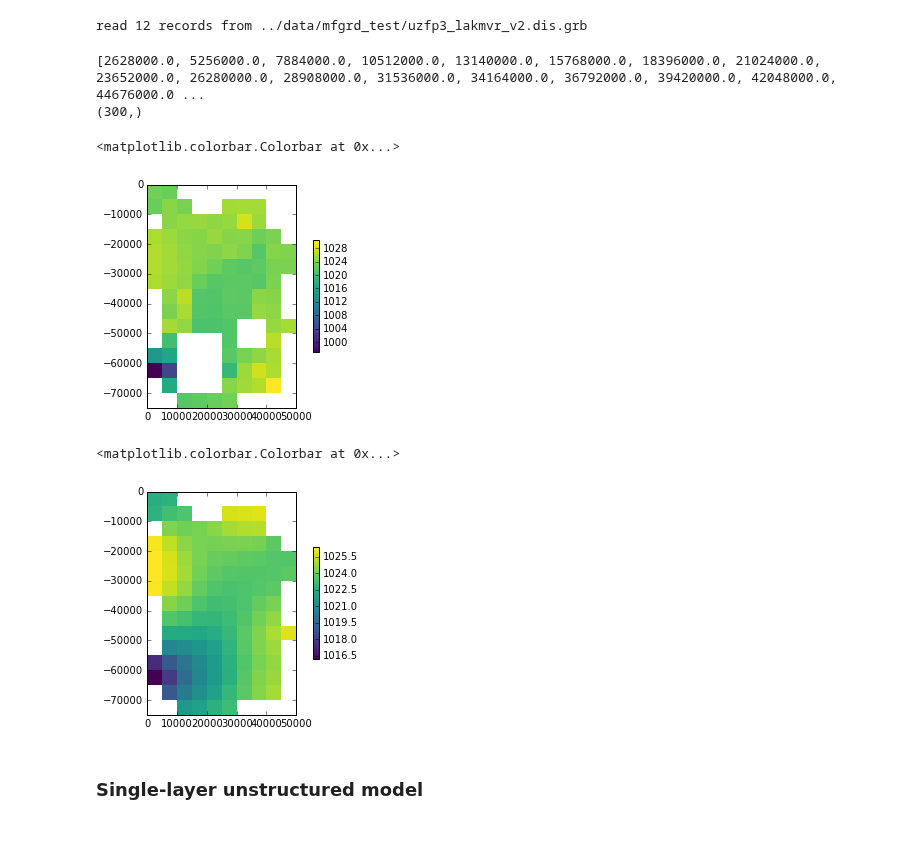
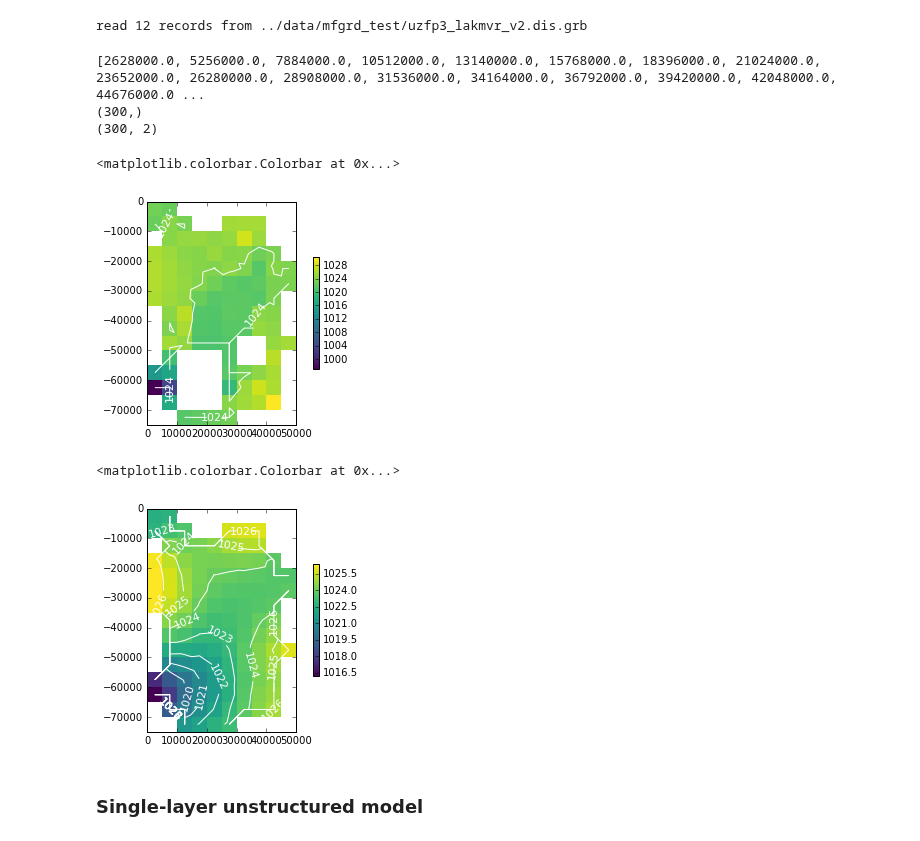
Before and after one commit to modflowpy/flopy, a Jupyter notebook: examples/Notebooks/flopy3_ReadGrdFile.ipynb, the cells around one changed output. Drawn from its saved outputs; the diff is of its cells as text; code cells hidden in the pictures.

Commit message:
Added contouring method for unstructured grids

```diff
--- a/examples/Notebooks/flopy3_ReadGrdFile.ipynb
+++ b/examples/Notebooks/flopy3_ReadGrdFile.ipynb
@@ -68,29 +73,38 @@ times = ho.get_times()
 print(times)
 h = ho.get_data(totim=times[-1]).reshape(2*15*10)
 print(h.shape)
+print(vertc.shape)
 # %% [output]
 [2628000.0, 5256000.0, 7884000.0, 10512000.0, 13140000.0, 15768000.0, 18396000.0, 21024000.0, 23652000.0, 26280000.0, 28908000.0, 31536000.0, 34164000.0, 36792000.0, 39420000.0, 42048000.0, 44676000.0 ...
 (300,)
+(300, 2)
 # %%
 mm = flopy.plot.ModelMap(sr=sr, layer=0)
 ax = plt.gca()
 ax.set_xlim(extents[:2])
 ax.set_ylim(extents[2:])
 v = mm.plot_cvfd(verts, iverts, a=h, ncpl=150, masked_values=[6999.], cmap='viridis')
+cs = mm.contour_array_cvfd(vertc, h, ncpl=150, masked_values=[6999.],
+                           levels=[1024], colors='white')
+plt.clabel(cs, fmt='%.0f', colors='white', fontsize=11)
 plt.colorbar(v, shrink=0.5)
 # %% [output]
 <matplotlib.colorbar.Colorbar at 0x...>
-[figure, old version]
+[figure, new version]
 # %%
+vertc = grd.get_centroids()
 mm = flopy.plot.ModelMap(sr=sr, layer=1)
 ax = plt.gca()
 ax.set_xlim(extents[:2])
 ax.set_ylim(extents[2:])
 v = mm.plot_cvfd(verts, iverts, a=h, ncpl=150, masked_values=[6999.], cmap='viridis')
+cs = mm.contour_array_cvfd(vertc, h, ncpl=150, masked_values=[6999.],
+                           levels=[1020, 1021, 1022, 1023, 1024, 1025, 1026], colors='white')
+plt.clabel(cs, fmt='%.0f', colors='white', fontsize=11)
 plt.colorbar(v, shrink=0.5)
 # %% [output]
 <matplotlib.colorbar.Colorbar at 0x...>
-[figure, old version]
+[figure, new version]
 # %% [markdown]
 ### Single-layer unstructured model
 # %%
```
Also changed, not shown: parts of 5 cells of this notebook, 3 other files.
